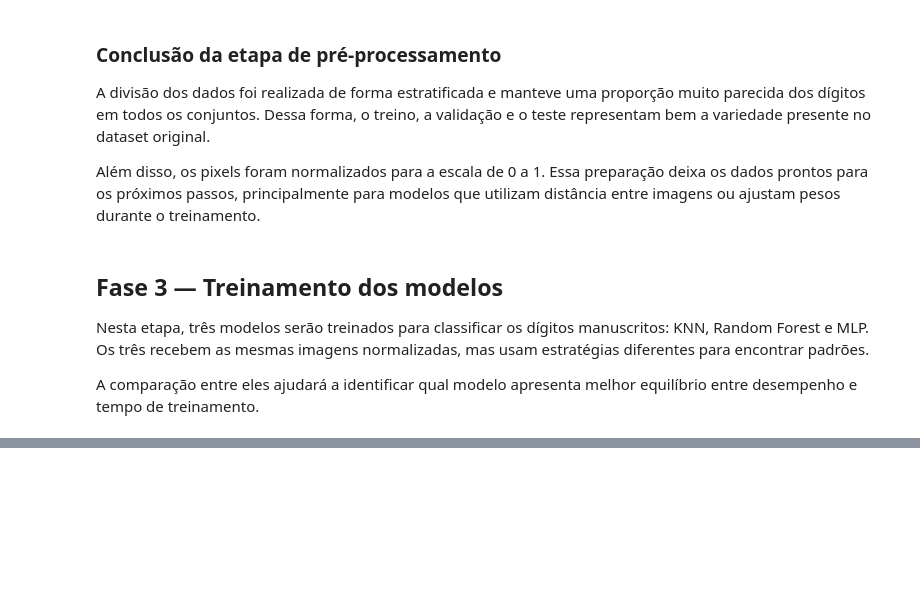
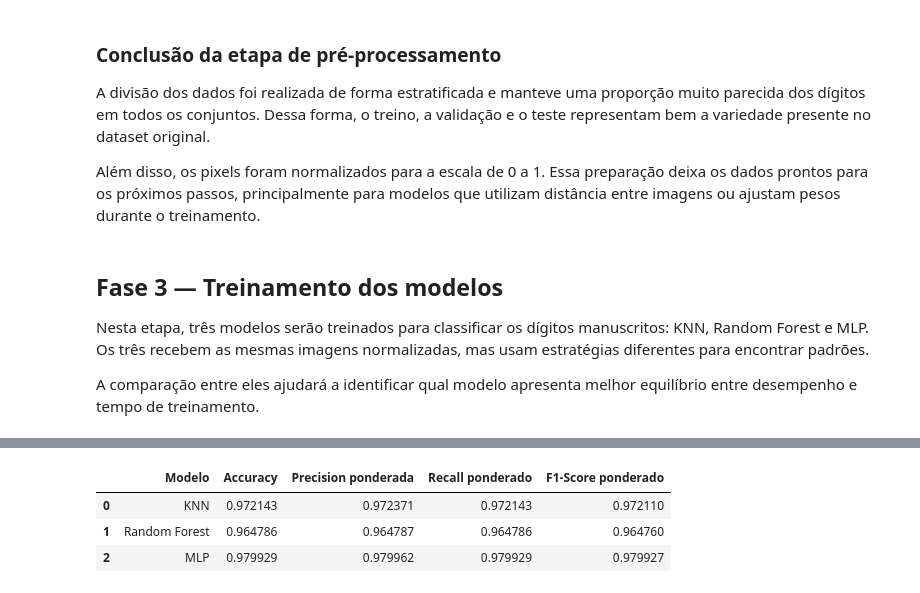
Before and after one commit to acaciarosar/digit-ai, a Jupyter notebook: digitai_mnist.ipynb, the cells around one changed output, grey strips where cells are left out. Saved outputs shown, nothing was run; the diff lists cells and outputs as text; code cells hidden in the pictures; blank space fills up the shorter version.

```diff
--- a/digitai_mnist.ipynb
+++ b/digitai_mnist.ipynb
@@ -243,7 +251,7 @@ knn_model = KNeighborsClassifier(
 )
 
 start_time = time.time()
-knn_model.fit(X_train, y_train)
+knn_model.fit(X_train_norm, y_train)
 knn_training_time = time.time() - start_time
 
 print(f"Tempo de treinamento do KNN: {knn_training_time:.2f} segundos")
@@ -255,7 +271,7 @@ random_forest_model = RandomForestClassifier(
 )
 
 start_time = time.time()
-random_forest_model.fit(X_train, y_train)
+random_forest_model.fit(X_train_norm, y_train)
 random_forest_training_time = time.time() - start_time
 
 print(f"Tempo de treinamento da Random Forest: {random_forest_training_time:.2f} segundos")
@@ -268,7 +294,7 @@ mlp_model = MLPClassifier(
 )
 
 start_time = time.time()
-mlp_model.fit(X_train, y_train)
+mlp_model.fit(X_train_norm, y_train)
 mlp_training_time = time.time() - start_time
 
 print(f"Tempo de treinamento do MLP: {mlp_training_time:.2f} segundos")
@@ -274,0 +318,52 @@ print(f"Tempo de treinamento do MLP: {mlp_training_time:.2f} segundos")
+# %%
+from sklearn.metrics import (
+    accuracy_score,
+    precision_score,
+    recall_score,
+    f1_score
+)
+
+# Previsões no conjunto de teste normalizado
+y_pred_knn = knn_model.predict(X_test_norm)
+y_pred_random_forest = random_forest_model.predict(X_test_norm)
+y_pred_mlp = mlp_model.predict(X_test_norm)
+
+# Organização das previsões
+previsoes = {
+    "KNN": y_pred_knn,
+    "Random Forest": y_pred_random_forest,
+    "MLP": y_pred_mlp
+}
+
+# Cálculo das métricas exigidas
+resultados = []
+
+for nome, y_pred in previsoes.items():
+    resultados.append({
+        "Modelo": nome,
+        "Accuracy": accuracy_score(y_test, y_pred),
+        "Precision ponderada": precision_score(
+            y_test,
+            y_pred,
+            average="weighted"
+        ),
+        "Recall ponderado": recall_score(
+            y_test,
+            y_pred,
+            average="weighted"
+        ),
+        "F1-Score ponderado": f1_score(
+            y_test,
+            y_pred,
+            average="weighted"
+        )
+    })
+
+resultados_df = pd.DataFrame(resultados)
+
+resultados_df
+# %% [output]
+|  | Modelo | Accuracy | Precision ponderada | Recall ponderado | F1-Score ponderado |
+| 0 | KNN | 0.972143 | 0.972371 | 0.972143 | 0.972110 |
+| 1 | Random Forest | 0.964786 | 0.964787 | 0.964786 | 0.964760 |
+| 2 | MLP | 0.979929 | 0.979962 | 0.979929 | 0.979927 |
```
Also changed, not shown: parts of 12 cells of this notebook.
